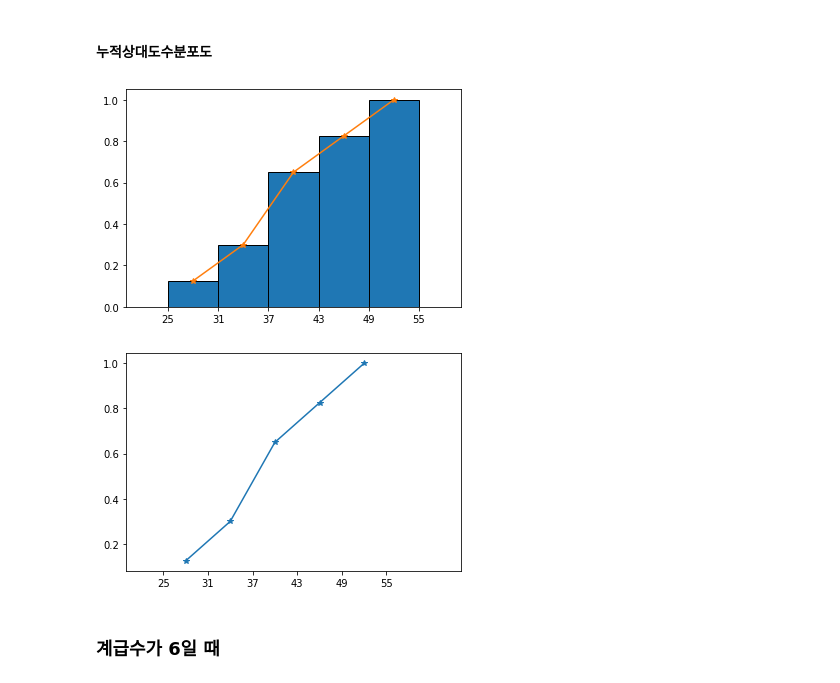
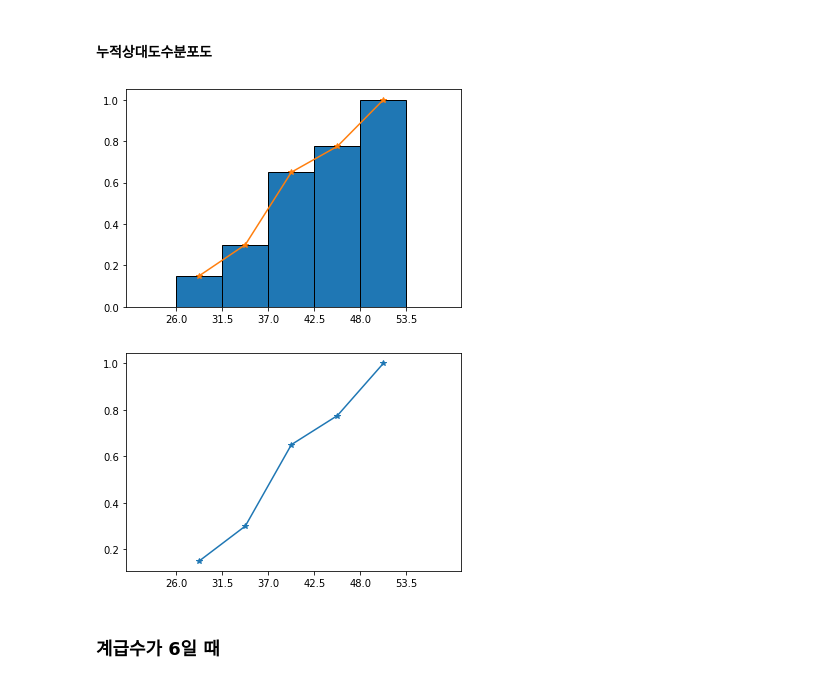
Before and after one commit to enfycius/Statistics, a Jupyter notebook: HW1/2-21.ipynb, the cells around one changed output. Saved outputs shown, nothing was run; the diff lists cells and outputs as text; code cells hidden in the pictures.

```diff
--- a/HW1/2-21.ipynb
+++ b/HW1/2-21.ipynb
@@ -118,24 +118,24 @@ table
 # %% [markdown]
 #### 누적상대도수분포도
 # %%
-counts, bins, bars = plt.hist(df['Age'], bins=np.arange(25, 60, 6), weights=np.zeros_like(df['Age']) + 1./df['Age'].size, cumulative=1, edgecolor='black', linewidth=1)
+counts, bins, bars = plt.hist(df['Age'], bins=np.arange(26, 55, 5.5), weights=np.zeros_like(df['Age']) + 1./df['Age'].size, cumulative=1, edgecolor='black', linewidth=1)
 centers = 0.5*(bins[1:] + bins[:-1])
 
 plt.plot(centers, counts, "-*")
-plt.xticks(np.arange(25, 60, 6))
+plt.xticks(np.arange(26, 55, 5.5))
 plt.xlim(20, 60)
 plt.savefig("./5_relative_cum.png")
 # %% [output]
-[figure, old version]
+[figure, new version]
 # %%
 centers = 0.5*(bins[1:] + bins[:-1])
 
 plt.plot(centers, counts, "-*")
-plt.xticks(np.arange(25, 60, 6))
-plt.xlim(20, 65)
+plt.xticks(np.arange(26, 55, 5.5))
+plt.xlim(20, 60)
 plt.savefig("./5_relative_cum_alone.png")
 # %% [output]
-[figure, old version]
+[figure, new version]
 # %% [markdown]
 ### 계급수가 6일 때
 # %% [markdown]
```
Also changed, not shown: parts of 10 cells of this notebook, 1 other file.
